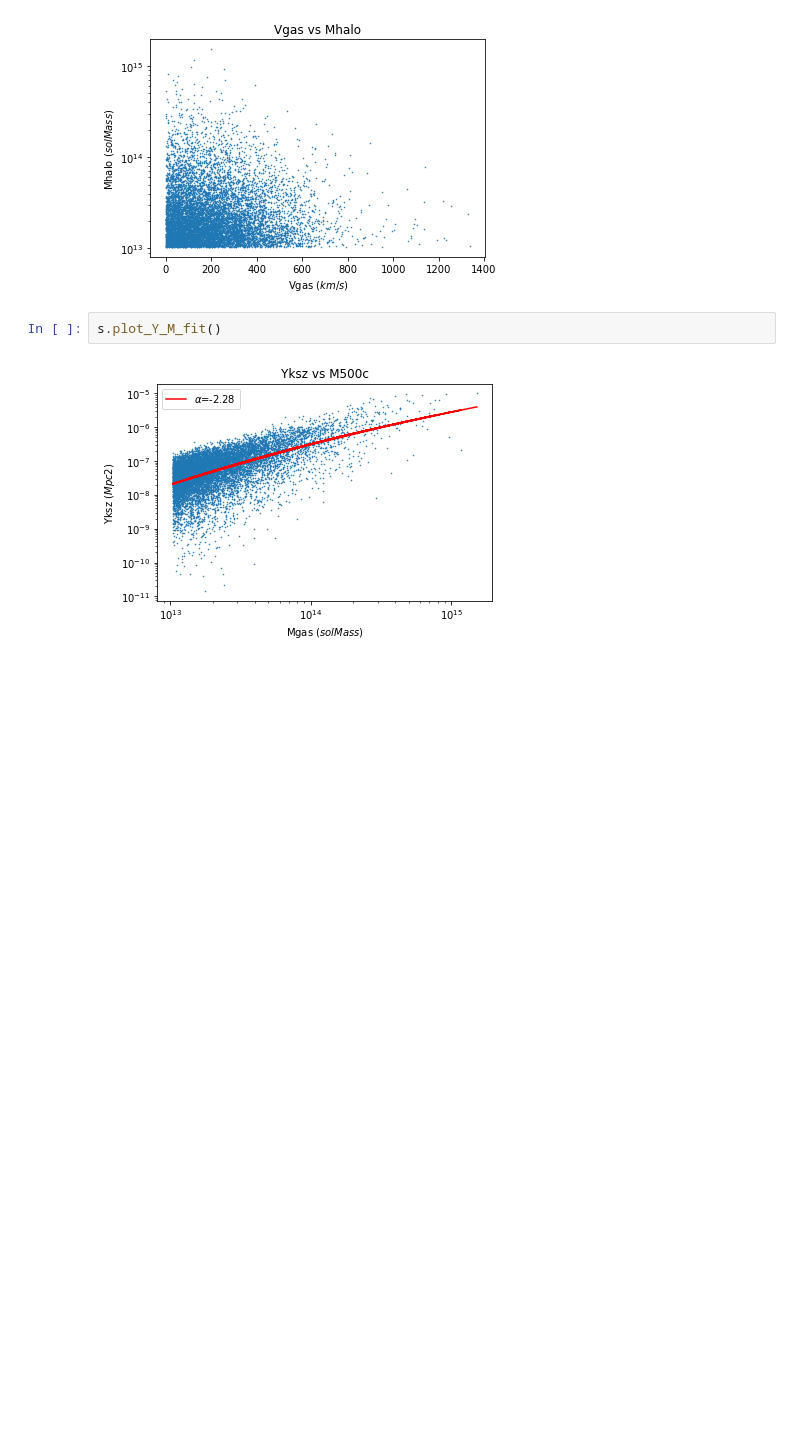
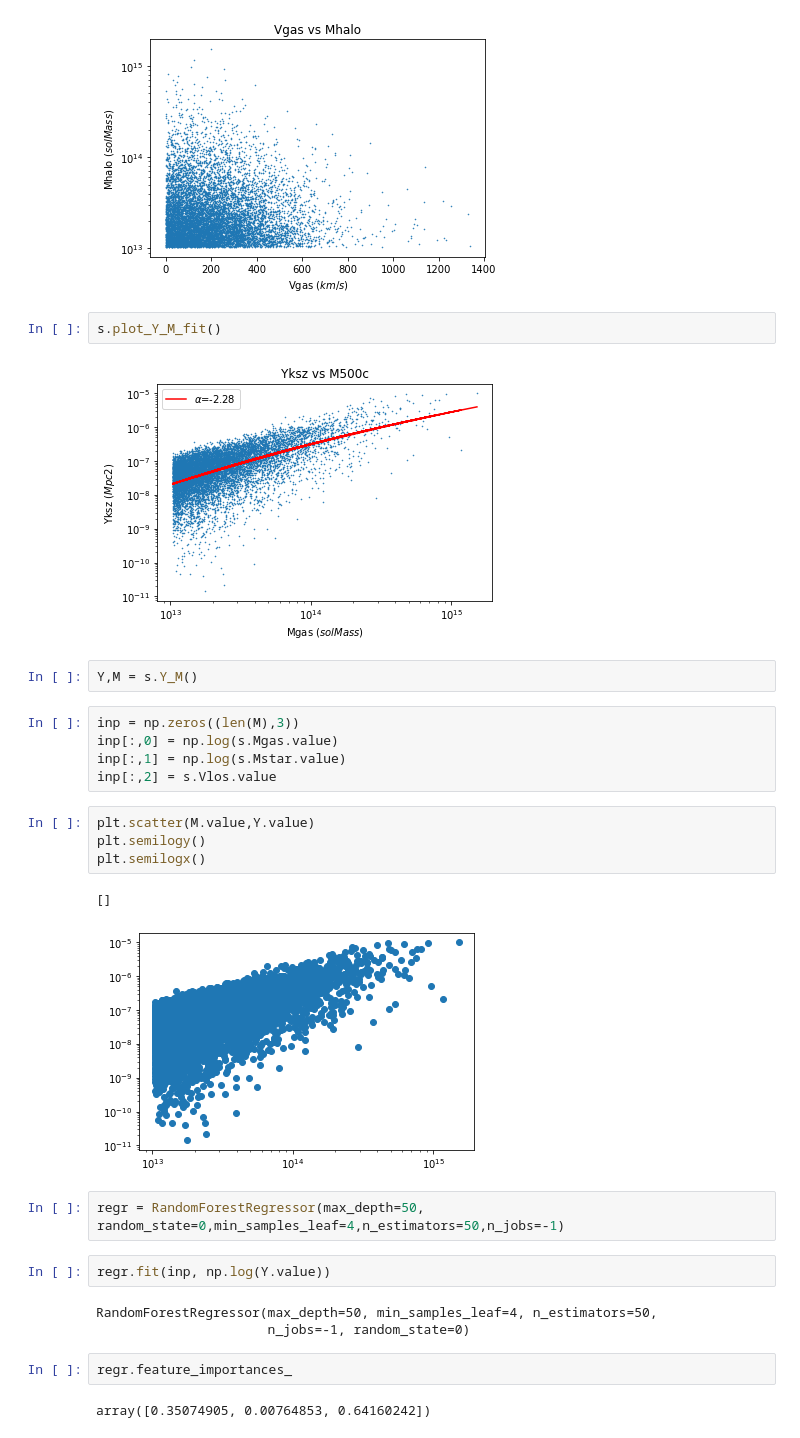
Before and after one commit to antolonappan/kSZscaler, a Jupyter notebook: Notebooks/scaling.ipynb, the cells around one changed output. Drawn from its saved outputs; the diff is of its cells as text; blank space fills up the shorter version.

```diff
--- a/Notebooks/scaling.ipynb
+++ b/Notebooks/scaling.ipynb
@@ -23,3 +35,28 @@ s.velo_halo_relation('z')
 s.plot_Y_M_fit()
 # %% [output]
 [figure]
+# %%
+Y,M = s.Y_M()
+# %%
+inp = np.zeros((len(M),3))
+inp[:,0] = np.log(s.Mgas.value)
+inp[:,1] = np.log(s.Mstar.value)
+inp[:,2] = s.Vlos.value
+# %%
+plt.scatter(M.value,Y.value)
+plt.semilogy()
+plt.semilogx()
+# %% [output]
+[]
+[figure, added]
+# %%
+regr = RandomForestRegressor(max_depth=50, random_state=0,min_samples_leaf=4,n_estimators=50,n_jobs=-1)
+# %%
+regr.fit(inp, np.log(Y.value))
+# %% [output]
+RandomForestRegressor(max_depth=50, min_samples_leaf=4, n_estimators=50,
+                      n_jobs=-1, random_state=0)
+# %%
+regr.feature_importances_
+# %% [output]
+array([0.35074905, 0.00764853, 0.64160242])
```
Also changed, not shown: parts of 10 cells of this notebook, 1 other file.
